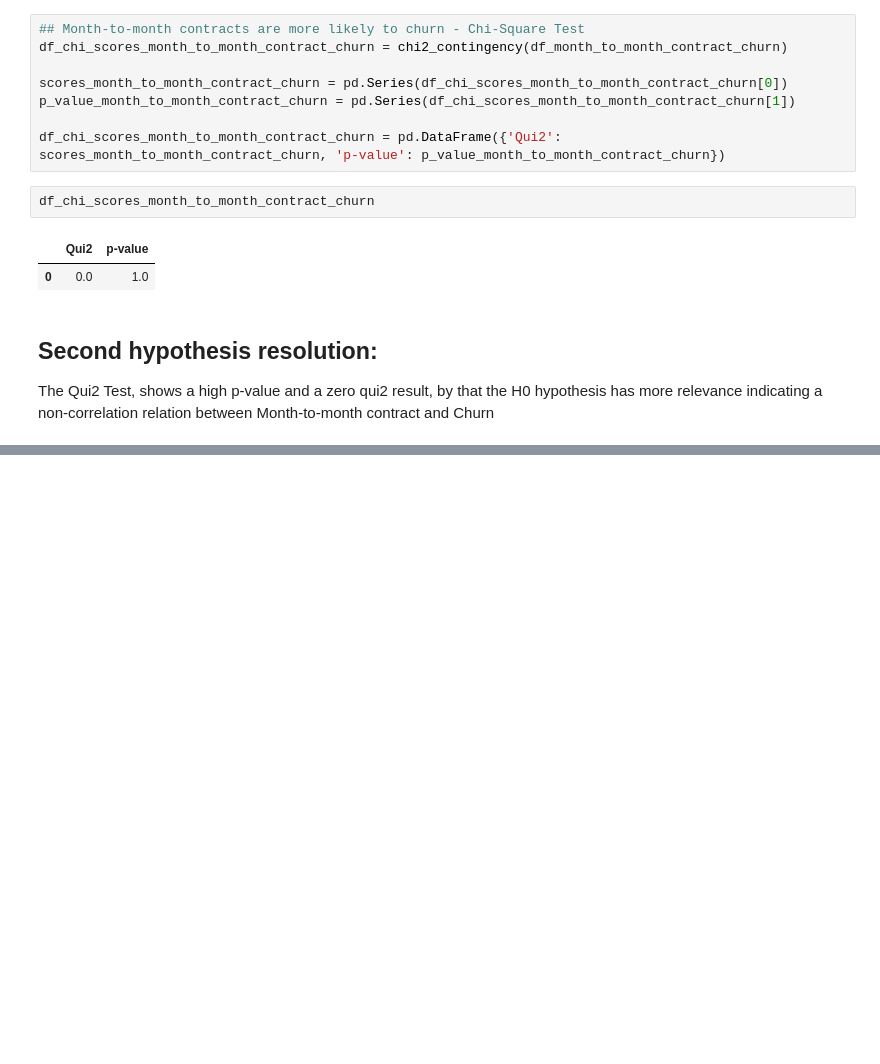
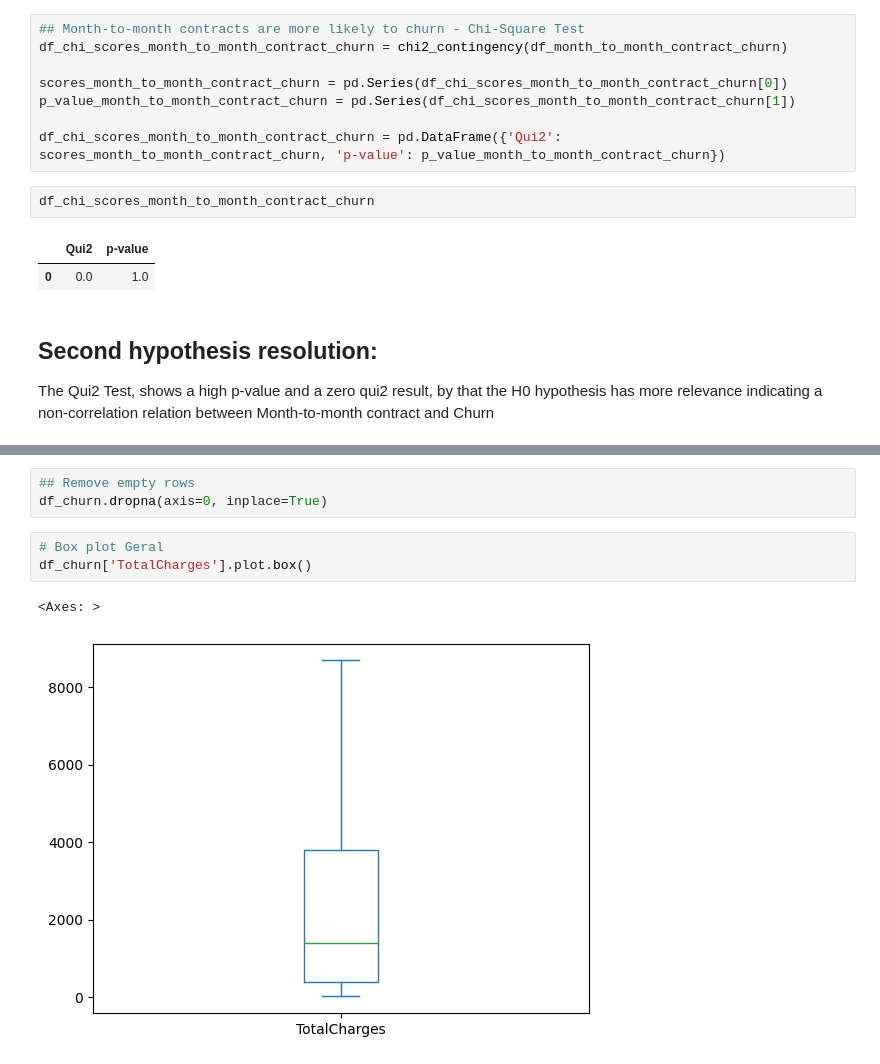
Before and after one commit to gjovs/rockeatseat_ia_track, a Jupyter notebook: eda/eda_churn.ipynb, the cells around one changed output, grey strips where cells are left out. Saved outputs shown, nothing was run; the diff lists cells and outputs as text; blank space fills up the shorter version.

```diff
--- a/eda/eda_churn.ipynb
+++ b/eda/eda_churn.ipynb
@@ -942,0 +965,9 @@ The Qui2 Test, shows a high p-value and a zero qui2 result, by that the H0 hypot
+# %%
+## Remove empty rows
+df_churn.dropna(axis=0, inplace=True)
+# %%
+# Box plot Geral
+df_churn['TotalCharges'].plot.box()
+# %% [output]
+<Axes: >
+[figure, added]
```
Also changed, not shown: parts of 17 cells of this notebook.
